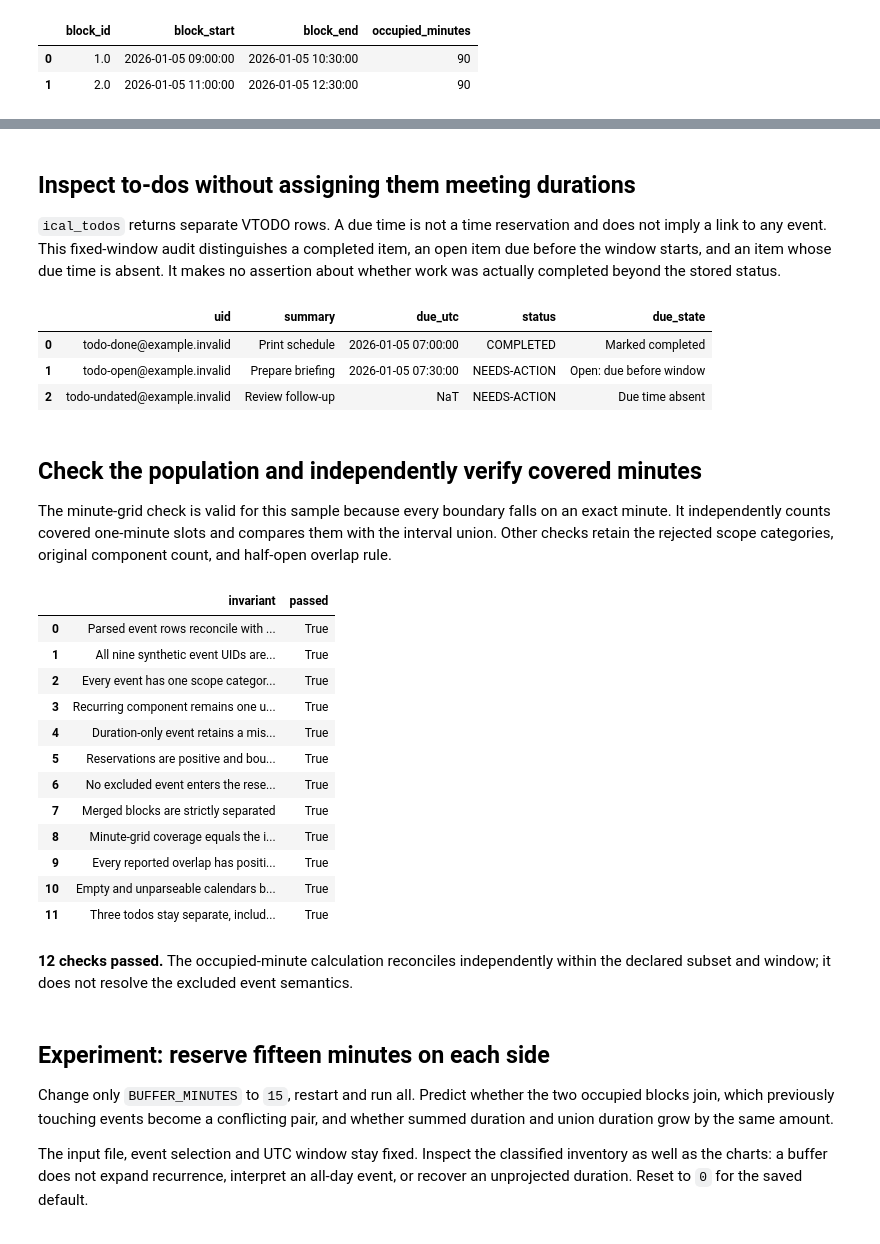
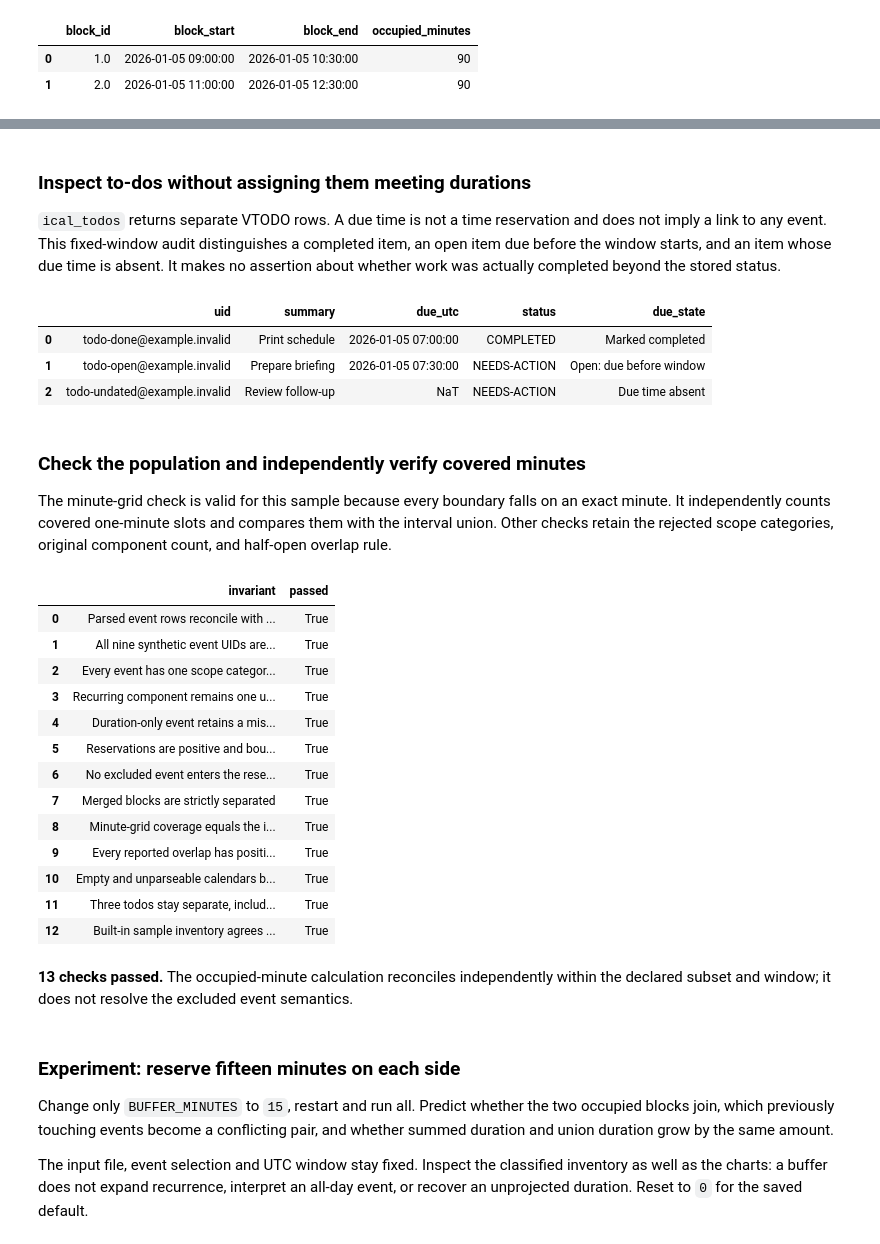
Before and after one commit to Query-farm/vgi-ical, a Jupyter notebook: notebooks/01_measure_occupied_time_without_double_counting.ipynb, the cells around one changed output, grey strips where cells are left out. Drawn from its saved outputs; the diff is of its cells as text; code cells hidden in the pictures.

Commit message:
Explain iCalendar component counts and occupied time with full coverage [skip ci]

```diff
--- a/notebooks/01_measure_occupied_time_without_double_counting.ipynb
+++ b/notebooks/01_measure_occupied_time_without_double_counting.ipynb
@@ -308,5 +257,5 @@ Reservations sum to **210 minutes**, but their union occupies **180 minutes** of
 # %% [markdown]
-## Inspect to-dos without assigning them meeting durations
+### Inspect to-dos without assigning them meeting durations
 
 `ical_todos` returns separate VTODO rows. A due time is not a time reservation and
 does not imply a link to any event. This fixed-window audit distinguishes a completed
@@ -326,7 +275,7 @@ FROM todos CROSS JOIN analysis_window ORDER BY uid;
 | 1 | todo-open@example.invalid | Prepare briefing | 2026-01-05 07:30:00 | NEEDS-ACTION | Open: due before window |
 | 2 | todo-undated@example.invalid | Review follow-up | NaT | NEEDS-ACTION | Due time absent |
 # %% [markdown]
-## Check the population and independently verify covered minutes
+### Check the population and independently verify covered minutes
 
 The minute-grid check is valid for this sample because every boundary falls on an
 exact minute. It independently counts covered one-minute slots and compares them
@@ -365,27 +316,23 @@ UNION ALL SELECT 'Three todos stay separate, including one without a due time',
-# %%
-display(checks)
-assert checks.passed.eq(True).all(), checks.loc[~checks.passed].to_dict("records")
-prose(
-    f"**{len(checks)} checks passed.** The occupied-minute calculation reconciles independently "
-    "within the declared subset and window; it does not resolve the excluded event semantics."
-)
-# %% [output]
-|  | invariant | passed |
-| 0 | Parsed event rows reconcile with ... | True |
-| 1 | All nine synthetic event UIDs are... | True |
-| 2 | Every event has one scope categor... | True |
-| 3 | Recurring component remains one u... | True |
-| 4 | Duration-only event retains a mis... | True |
-| 5 | Reservations are positive and bou... | True |
-| 6 | No excluded event enters the rese... | True |
-| 7 | Merged blocks are strictly separated | True |
-| 8 | Minute-grid coverage equals the i... | True |
-| 9 | Every reported overlap has positi... | True |
-| 10 | Empty and unparseable calendars b... | True |
-| 11 | Three todos stay separate, includ... | True |
-**12 checks passed.** The occupied-minute calculation reconciles independently within the declared subset and window; it does not resolve the excluded event semantics.
+# %%
+example.show_checks(checks)
+# %% [output]
+|  | invariant | passed |
+| 0 | Parsed event rows reconcile with ... | True |
+| 1 | All nine synthetic event UIDs are... | True |
+| 2 | Every event has one scope categor... | True |
+| 3 | Recurring component remains one u... | True |
+| 4 | Duration-only event retains a mis... | True |
+| 5 | Reservations are positive and bou... | True |
+| 6 | No excluded event enters the rese... | True |
+| 7 | Merged blocks are strictly separated | True |
+| 8 | Minute-grid coverage equals the i... | True |
+| 9 | Every reported overlap has positi... | True |
+| 10 | Empty and unparseable calendars b... | True |
+| 11 | Three todos stay separate, includ... | True |
+| 12 | Built-in sample inventory agrees ... | True |
+**13 checks passed.** The occupied-minute calculation reconciles independently within the declared subset and window; it does not resolve the excluded event semantics.
 # %% [markdown]
-## Experiment: reserve fifteen minutes on each side
+### Experiment: reserve fifteen minutes on each side
 
 Change only `BUFFER_MINUTES` to `15`, restart and run all. Predict whether the two
 occupied blocks join, which previously touching events become a conflicting pair,
```
Also changed, not shown: parts of 24 cells of this notebook, 10 other files.
